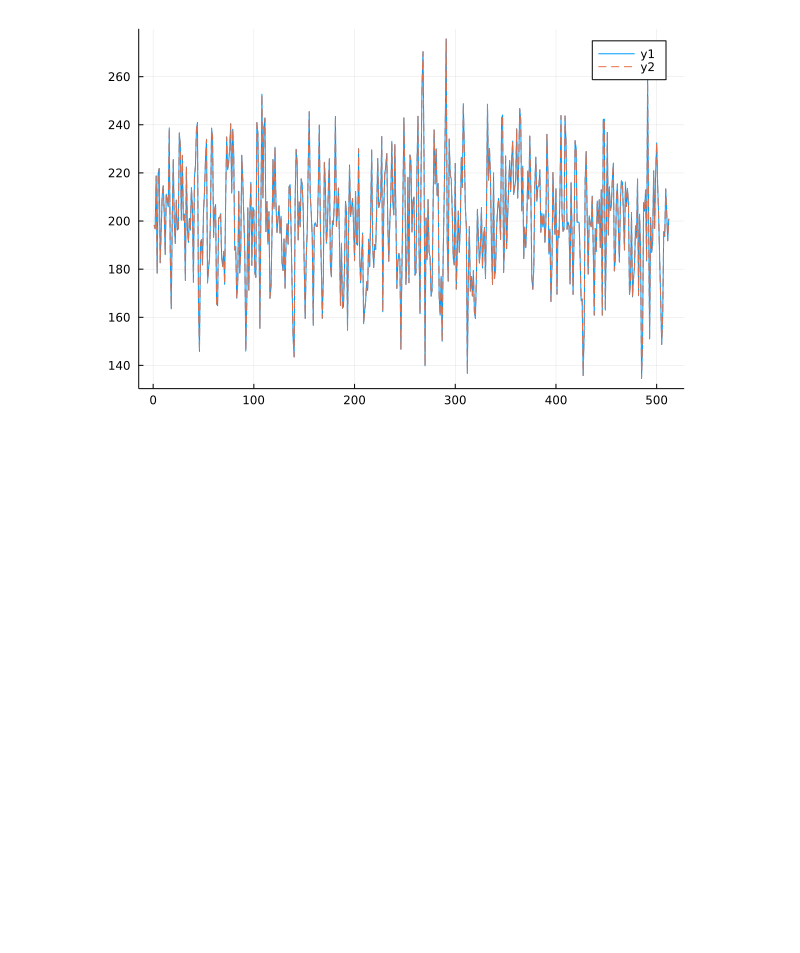
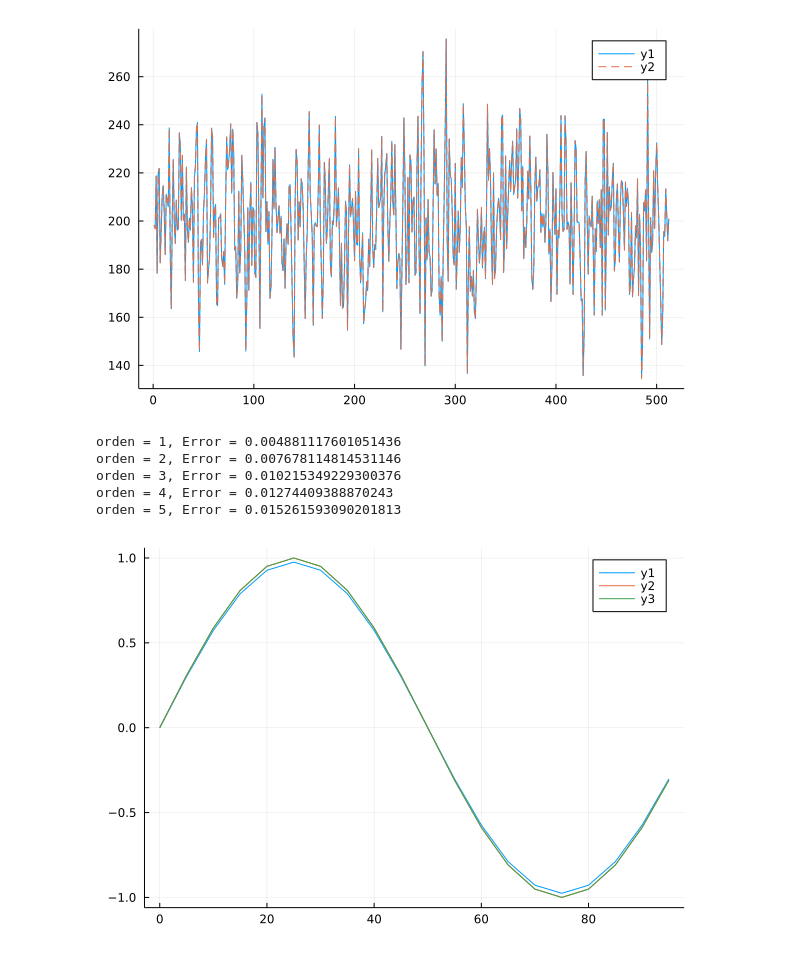
Before and after one commit to reula/PIC-1D, a Jupyter notebook: current_density_check.ipynb, the cells around one changed output. Cells and saved outputs as stored; diff of their text form; code cells hidden in the pictures; blank space fills up the shorter version.

```diff
--- a/current_density_check.ipynb
+++ b/current_density_check.ipynb
@@ -93,3 +93,32 @@ plot(n_1)
 plot!(n_2,ls=:dash)
 # %% [output]
 [figure]
+# %%
+include("aux_functions.jl")
+J = 20
+N = 100
+ω = 1.
+a = 0.000
+b = 0.
+v = zeros(J)
+x = [(i-1)/J*L for i in 1:J]
+v = sin.(2π * ω * x/L) .+ b .+ a*x.*(L.-x)
+s = L*rand(100)
+for orden in 1:5
+    vv(y) = Interpolate(orden,v,y,J,L)
+        println("orden = $orden, Error = $(sum(abs.(vv.(s) - (sin.(2π * ω * s/L) .+ b + a*s.*(-s.+L)) ))/N)")
+end
+
+#plot(v)
+# %% [output]
+orden = 1, Error = 0.004881117601051436
+orden = 2, Error = 0.007678114814531146
+orden = 3, Error = 0.010215349229300376
+orden = 4, Error = 0.01274409388870243
+orden = 5, Error = 0.015261593090201813
+# %%
+plot(x,vv.(x))
+plot!(x,sin.(2π * ω * x/L) .+ b .+ a*x.*(L.-x))
+plot!(x,v)
+# %% [output]
+[figure, added]
```
Also changed, not shown: parts of 3 cells of this notebook, 2 other files.
